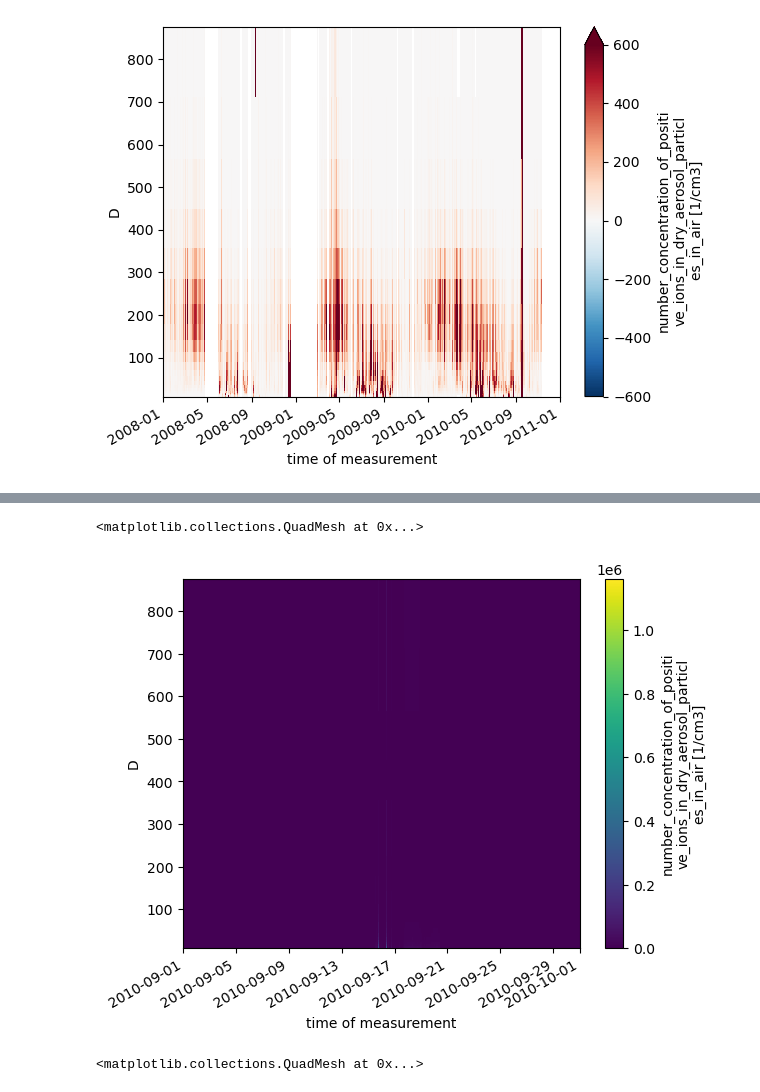
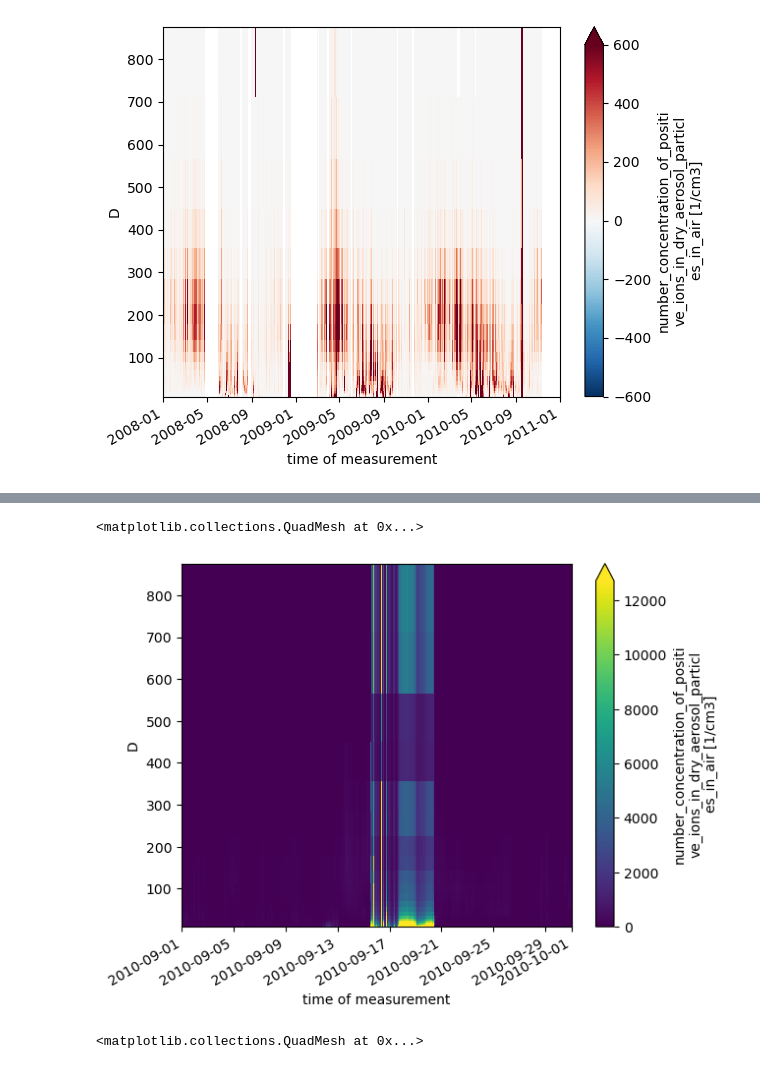
Before and after one commit to eScience-course/-Tjaernoe2022-group1, a Jupyter notebook: notebooks/Stefan/Particle size distribution.ipynb, the cells around one changed output, grey strips where cells are left out. Drawn from its saved outputs; the diff is of its cells as text; code cells hidden in the pictures.

```diff
--- a/notebooks/Stefan/Particle size distribution.ipynb
+++ b/notebooks/Stefan/Particle size distribution.ipynb
@@ -624,6 +623,6 @@ dsmf08['particle_number_size_distribution'].plot(vmax = 6e2)
 # %%
-dsmf08['particle_number_size_distribution'].sel(time = slice('2010-09','2010-09')).plot()
+dsmf08['particle_number_size_distribution'].sel(time = slice('2010-09','2010-09')).plot(robust=True)
 # %% [output]
 <matplotlib.collections.QuadMesh at 0x...>
-[figure, old version]
+[figure, new version]
 # %%
```
Also changed, not shown: parts of 22 cells of this notebook.
